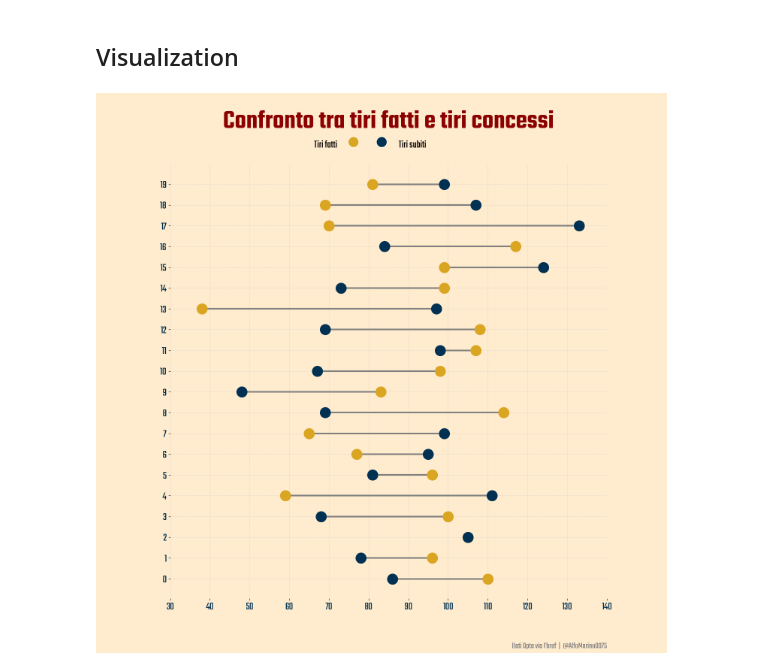
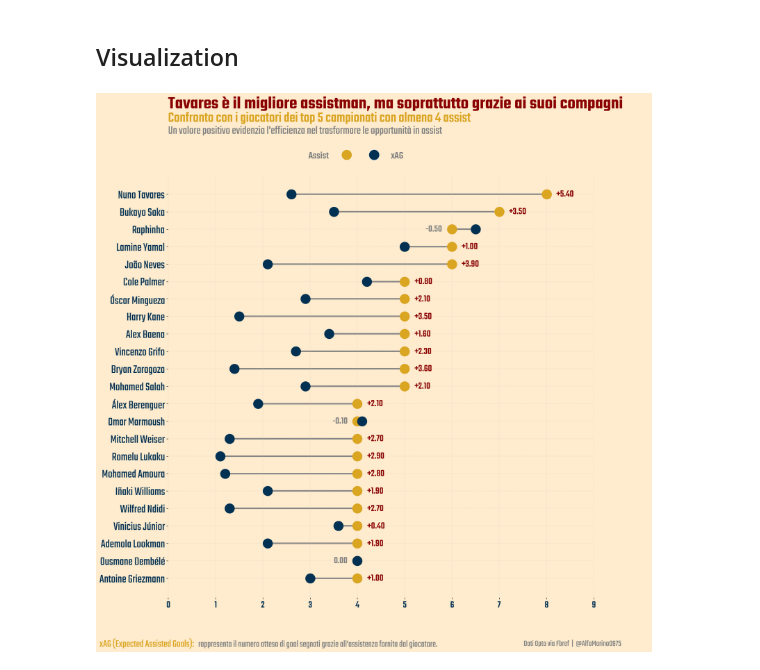
Before and after one commit to marinoalfonso/Football-Viz, a Jupyter notebook: ClevelandChart/ClevelandChart.ipynb, the cells around one changed output. Drawn from its saved outputs; the diff is of its cells as text; code cells hidden in the pictures.

```diff
--- a/ClevelandChart/ClevelandChart.ipynb
+++ b/ClevelandChart/ClevelandChart.ipynb
@@ -10,12 +10,16 @@ from matplotlib.font_manager import FontProperties
 ## Import fonts
 # %%
 # Percorsi del font
-font_path_bold = "/Users/alfonsomarino/Desktop/Teko/static/Teko-SemiBold.ttf"
-font_prop_bold = FontProperties(fname=font_path_bold)
+font_path_regular = '/Users/alfonsomarino/Desktop/Teko/static/Teko-Regular.ttf'
+font_normal = font_manager.FontProperties(fname=font_path_regular)
 
-font_path = '/Users/alfonsomarino/Desktop/Teko/static/Teko-Regular.ttf'
-font_prop = FontProperties(fname=font_path)
+font_path_med = "/Users/alfonsomarino/Desktop/Teko/static/Teko-Medium.ttf"
+font_med = font_manager.FontProperties(fname = font_path_med)
+
+font_path_semi = "/Users/alfonsomarino/Desktop/Teko/static/Teko-SemiBold.ttf"
+font_semi = font_manager.FontProperties(fname = font_path_semi)
 # %% [markdown]
 ## Import dataset excel
 # %%
-sosta = pd.read_excel("/Users/alfonsomarino/Desktop/sosta.xlsx")
+df = pd.read_csv('/Users/alfonsomarino/Desktop/Progetti/Campionato/Cleveland chart/data/NunoTavares.csv', header = [1])
+df.head(5)
@@ -22,2 +34,4 @@ sosta = pd.read_excel("/Users/alfonsomarino/Desktop/sosta.xlsx")
+# %%
+df = df.head(23)
 # %%
-sosta.head()
+df = df.sort_values(by='Ast', ascending=True)
@@ -33,49 +39,89 @@ sosta.head()
 ## Visualization
 # %%
 # Creazione della figura
-fig, ax = plt.subplots(figsize=(15, 15), facecolor='blanchedalmond')
+fig, ax = plt.subplots(figsize=(16, 16), facecolor='blanchedalmond')
 ax.set_facecolor('blanchedalmond')
 
 # Creazione del Cleveland chart
-for i in range(len(sosta)):
-    ax.plot([sosta['Tiri totali'].iloc[i], sosta['Tiri subiti'].iloc[i]],
-            [i, i], color='gray', linewidth=3, zorder=2)
+for i in range(len(df)):
+    ax.plot([df['Ast'].iloc[i], df['xAG'].iloc[i]],
+            [i, i], color='gray', linewidth=3, zorder=1)
 
+ax.scatter(df['Ast'], range(len(df)), color='goldenrod', label='Ast', s=400, zorder = 2)
+ax.scatter(df['xAG'], range(len(df)), color='#003153', label='xAG', s=400, zorder = 2)
 
-ax.scatter(sosta['Tiri totali'], range(len(sosta)), color='goldenrod', label='Tiri Totali', s=400, zorder = 2)
-ax.scatter(sosta['Tiri subiti'], range(len(sosta)), color='#003153', label='Tiri Subiti', s=400, zorder = 2)
-
+# Nascondere l'asse in alto e a destra
 ax.spines['top'].set_visible(False)
 ax.spines['right'].set_visible(False)
 ax.spines['left'].set_visible(False)
 ax.spines['bottom'].set_visible(False)
 
-ax.grid(True, color="lightgrey", linestyle='dashdot', linewidth=0.5)
+# Schiarire la griglia
+ax.grid(True, color="lightgrey", linestyle='dashdot', linewidth=0.3, zorder = 0)
 
-plt.title('Confronto tra tiri fatti e tiri concessi', fontproperties=font_prop_bold, fontsize=50, color="darkred", pad=70)
-plt.yticks(range(len(sosta)), sosta.index, fontproperties=font_prop, fontsize=21, color='#003153')
-plt.xticks(range(30, 150, 10), fontproperties=font_prop, fontsize=20, color='#003153')
+plt.suptitle("Confronto con i giocatori dei top 5 campionati con almeno 4 assist",
+             fontproperties=font_med, fontsize=30, color="goldenrod",
+             x=0.125, y=0.995, ha="left")
 
-# Personalized legend
+# Imposta il sottotitolo allineato a sinistra
+plt.title("Tavares è il migliore assistman, ma soprattutto grazie ai suoi compagni",
+          fontproperties=font_semi, fontsize=38, color="darkred",
+          pad=140, loc="left")
+
+#plt.suptitle("Confronto con i giocatori dei top 5 campionati con almeno 4 assist", fontproperties=font_med, fontsize=30, color="goldenrod", y = 1, x=0.5)
+#plt.title("Tavares è il migliore assistman, ma soprattutto grazie ai suoi compagni", fontproperties=font_semi, fontsize=38, color="darkred", pad=140)
+plt.yticks(range(len(df)), df['Player'], fontproperties=font_normal, fontsize=25, color='#003153')
+plt.xticks(range(0, 10, 1), fontproperties=font_med, fontsize=20, color='#003153')
+
+# Aggiunta della legenda personalizzata
 ax1 = fig.add_axes([0, 0.9, 1, .1])
 ax1.set_facecolor("blanchedalmond")
 ax1.set_xlim(0, 1)
 ax1.set_ylim(0, 1)
 ax1.set_axis_off()
 
-ax1.text(x=0.38, y=0.1, s="Tiri fatti", fontproperties=font_prop, fontsize=20, color="black")
-ax1.scatter(x=0.45, y=0.2, s=400, color="goldenrod", edgecolor='white', linewidth=.8)
+ax1.text(x = 0.125, y = 0.55, s = "Un valore positivo evidenzia l'efficienza nel trasformare le opportunità in assist",
+         fontproperties=font_normal, fontsize=25, color="gray")
 
-ax1.text(x=0.53, y=0.1, s="Tiri subiti", fontproperties=font_prop, fontsize=20, color="black")
-ax1.scatter(x=0.50, y=0.2, s=400, color="#003153", edgecolor='white', linewidth=.8)
+ax1.text(x=0.38, y=0.1, s="Assist", fontproperties=font_med, fontsize=22, color="gray")
+ax1.scatter(x=0.45, y=0.17, s=500, color="goldenrod", edgecolor='white', linewidth=.8)
 
-#Credit
-fig.text(0.90, 0.02, 'Dati Opta via Fbref  |  @AlfoMarino0975', fontproperties=font_prop, fontsize=16, color='gray',
+ax1.text(x=0.53, y=0.1, s="xAG", fontproperties=font_med, fontsize=22, color="gray")
+ax1.scatter(x=0.50, y=0.17, s=500, color="#003153", edgecolor='white', linewidth=.8)
+
+fig.text(0.95, 0.02, 'Dati Opta via Fbref  |  @AlfoMarino0975', fontproperties=font_normal, fontsize=18, color='gray',
          ha='right', va='bottom')
 
-#plt.savefig('/Users/alfonsomarino/Desktop/cleveland_squadre.png', dpi=300, bbox_inches='tight')
+fig.text(0.0, 0.02, 'xAG (Expected Assisted Goals):', fontproperties=font_normal, fontsize=22, ha='left', color = "goldenrod")
+fig.text(0.18, 0.02, 'rappresenta il numero atteso di goal segnati grazie all’assistenza fornita dal giocatore.', fontproperties=font_normal, fontsize=20, ha='left', color = "grey")
+
+# Annotare il valore differenziale accanto agli assist
+for i in range(len(df)):
+    # Valore differenziale
+    diff_value = df['A-xAG'].iloc[i]
+
+    # Aggiungere il segno + se positivo
+    if diff_value > 0:
+        diff_text = f'+{diff_value:.2f}'
+        xytext = (20, -5)  # Spostamento a destra (aumentato)
+        color = 'darkred'  # Colore per valori positivi
+    else:
+        diff_text = f'{diff_value:.2f}'  # Valore negativo senza +
+        xytext = (-20, -5)  # Spostamento a sinistra (aumentato)
+        color = 'gray'  # Colore per valori negativi
+
+    # Posizionare il valore accanto al punto degli assist
+    ax.annotate(diff_text,
+                (df['Ast'].iloc[i], i),
+                textcoords="offset points",
+                xytext=xytext,  # Spostamento in base al segno
+                ha='left' if diff_value > 0 else 'right',
+                fontproperties=font_med, fontsize=20, color=color)  # Colore variabile
+
+
+plt.savefig('/Users/alfonsomarino/Desktop/cleveland_assist.png', dpi=300, bbox_inches='tight')
 
 # Mostra il grafico
 plt.show()
 # %% [output]
-[figure, old version]
+[figure, new version]
```
Also changed, not shown: parts of 3 cells of this notebook.
